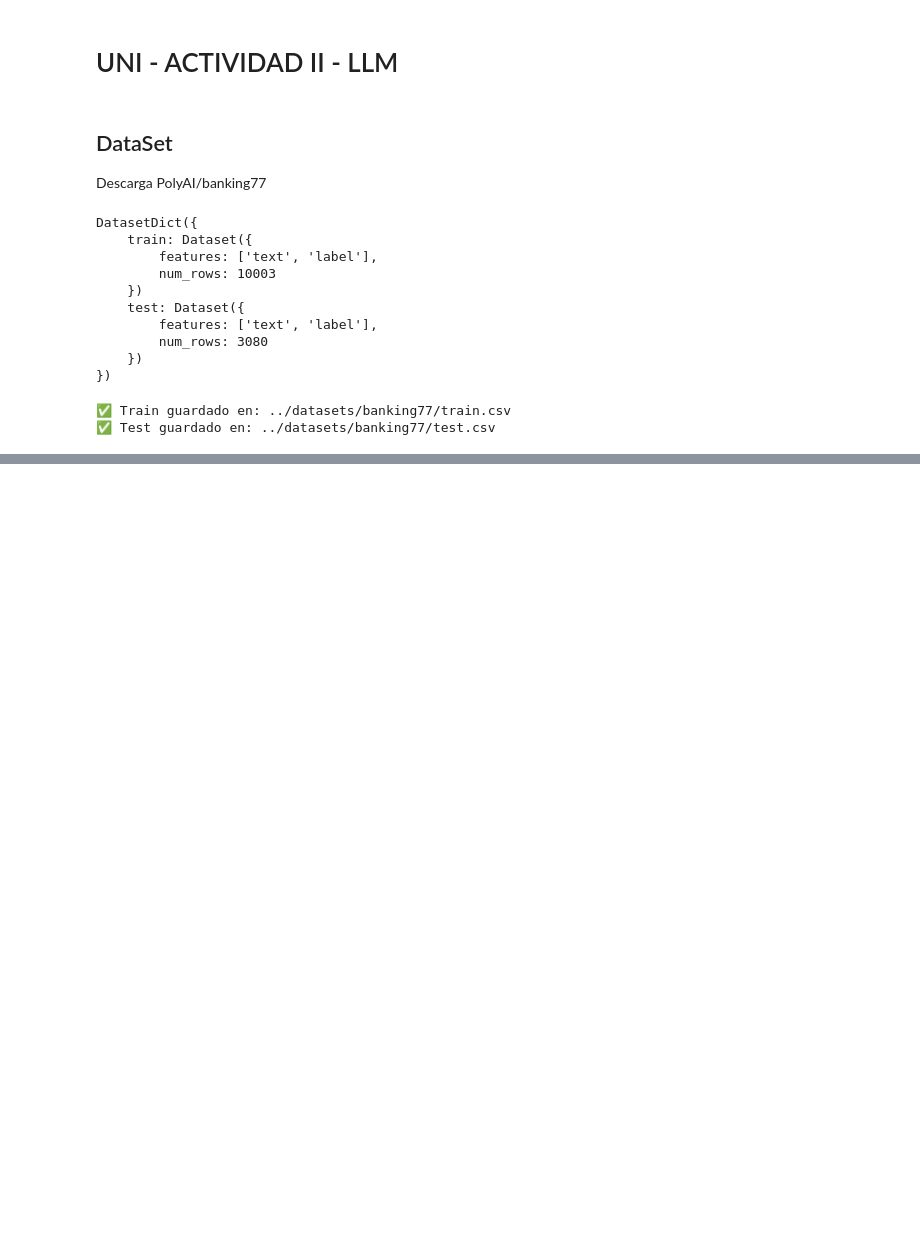
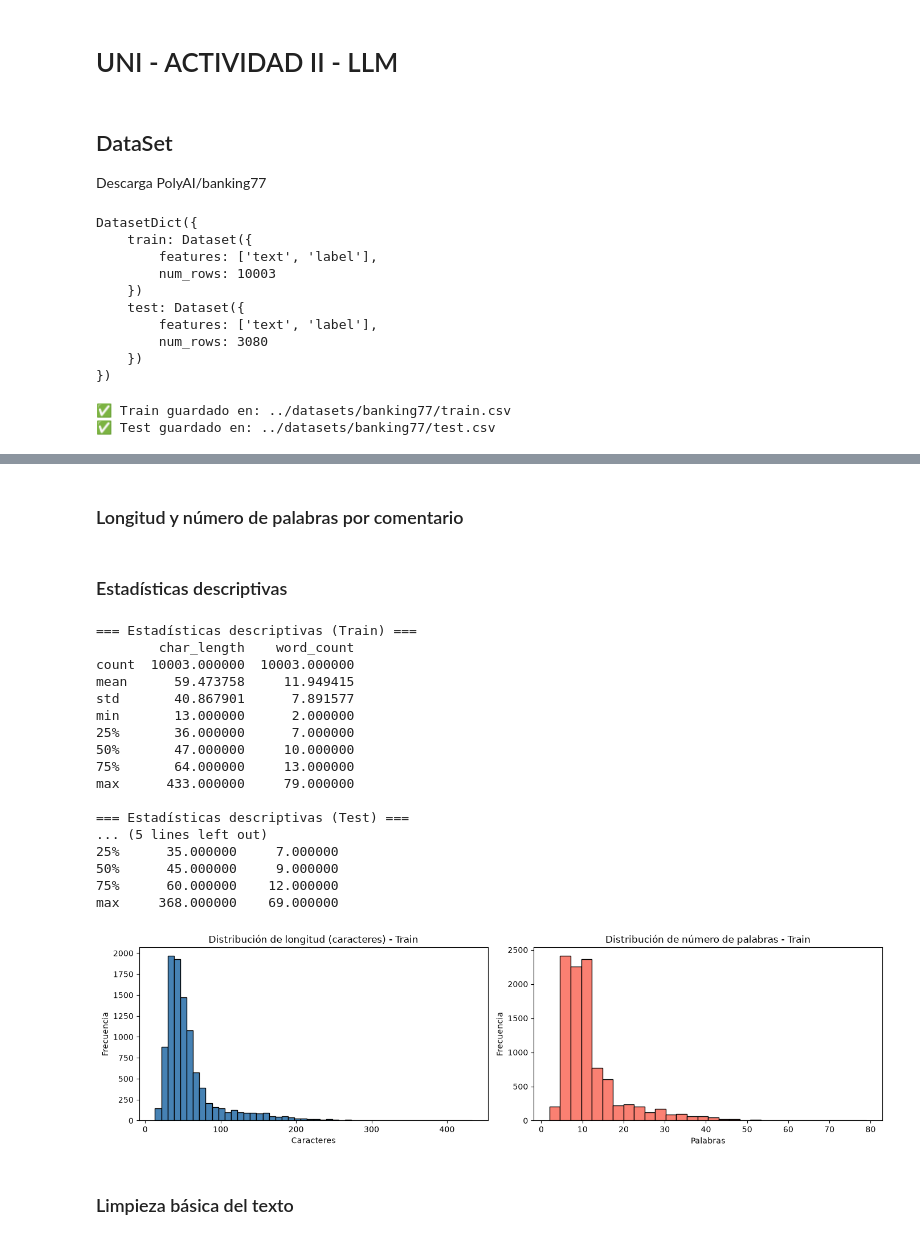
Before and after one commit to fvcastellanos/uni-cognit-systems, a Jupyter notebook: notebooks/Actividad-2-llm.ipynb, the cells around one changed output, grey strips where cells are left out. Cells and saved outputs as stored; diff of their text form; code cells hidden in the pictures; blank space fills up the shorter version.

```diff
--- a/notebooks/Actividad-2-llm.ipynb
+++ b/notebooks/Actividad-2-llm.ipynb
@@ -44,0 +120,6 @@ DatasetDict({
+# %%
+df_train = train_dataset.to_pandas()
+df_test = test_dataset.to_pandas()
+
+print(f"Train: {df_train.shape}, Test: {df_test.shape}")
+print(df_train.head())
@@ -44,0 +134,58 @@ DatasetDict({
+# %% [markdown]
+### Longitud y número de palabras por comentario
+# %%
+# ---------------------------------------------------------
+# a. Calcular longitud y número de palabras por comentario
+# ---------------------------------------------------------
+df_train["char_length"] = df_train["text"].apply(len)
+df_train["word_count"] = df_train["text"].apply(lambda x: len(x.split()))
+
+# Lo mismo para test (útil para comparar)
+df_test["char_length"] = df_test["text"].apply(len)
+df_test["word_count"] = df_test["text"].apply(lambda x: len(x.split()))
+# %% [markdown]
+### Estadísticas descriptivas
+# %%
+# ---------------------------------------------------------
+# b. Estadísticas descriptivas
+# ---------------------------------------------------------
+print("\n=== Estadísticas descriptivas (Train) ===")
+print(df_train[["char_length", "word_count"]].describe())
+
+print("\n=== Estadísticas descriptivas (Test) ===")
+print(df_test[["char_length", "word_count"]].describe())
+
+# Visualización opcional
+fig, axes = plt.subplots(1, 2, figsize=(14, 4))
+axes[0].hist(df_train["char_length"], bins=50, color="steelblue", edgecolor="black")
+axes[0].set_title("Distribución de longitud (caracteres) - Train")
+axes[0].set_xlabel("Caracteres")
+axes[0].set_ylabel("Frecuencia")
+
+axes[1].hist(df_train["word_count"], bins=30, color="salmon", edgecolor="black")
+axes[1].set_title("Distribución de número de palabras - Train")
+axes[1].set_xlabel("Palabras")
+axes[1].set_ylabel("Frecuencia")
+plt.tight_layout()
+plt.show()
+# %% [output]
+=== Estadísticas descriptivas (Train) ===
+        char_length    word_count
+count  10003.000000  10003.000000
+mean      59.473758     11.949415
+std       40.867901      7.891577
+min       13.000000      2.000000
+25%       36.000000      7.000000
+50%       47.000000     10.000000
+75%       64.000000     13.000000
+max      433.000000     79.000000
+
+=== Estadísticas descriptivas (Test) ===
+... (5 lines left out)
+25%      35.000000     7.000000
+50%      45.000000     9.000000
+75%      60.000000    12.000000
+max     368.000000    69.000000
+[figure, added]
+# %% [markdown]
+### Limpieza básica del texto
```
Also changed, not shown: parts of 18 cells of this notebook, 1 other file.
